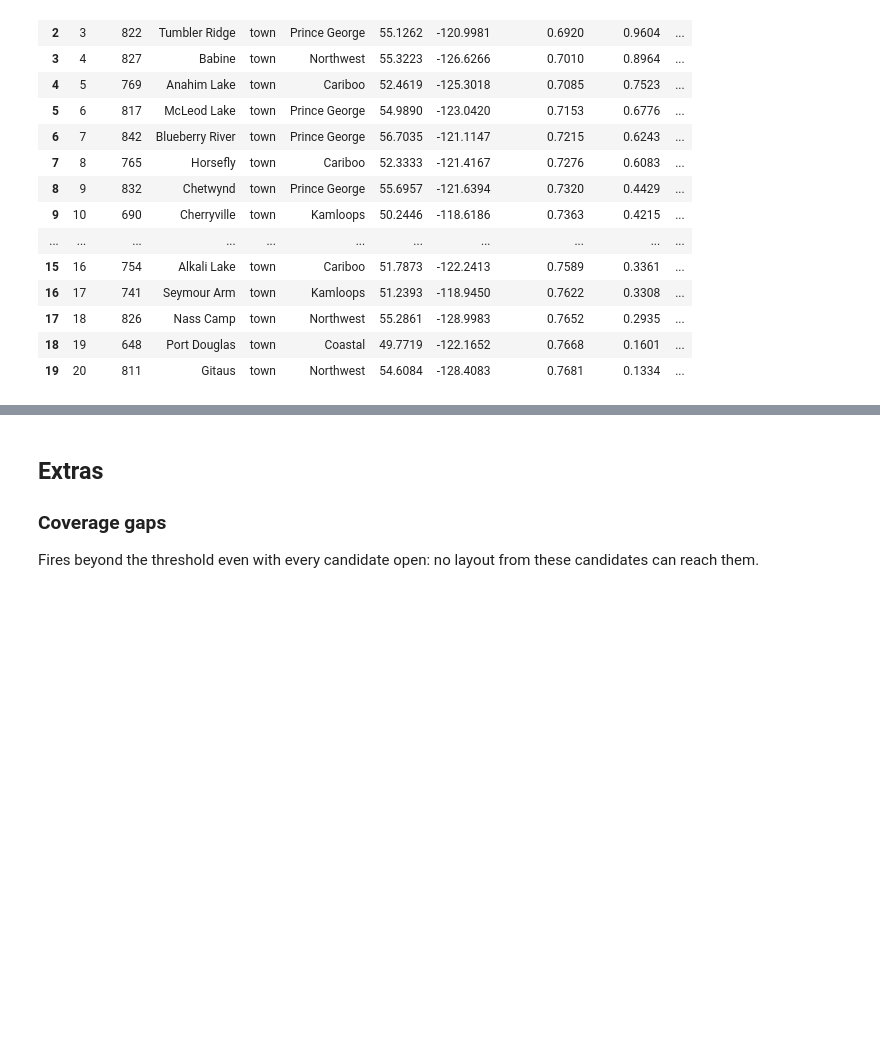
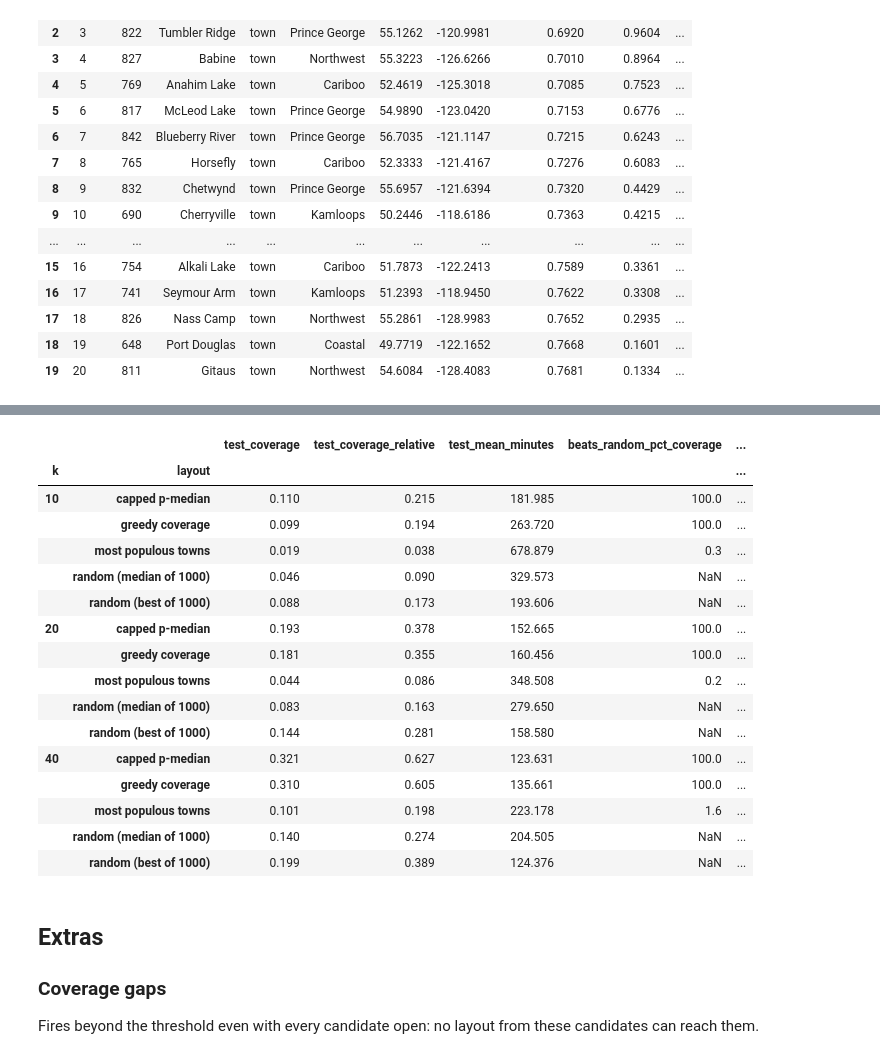
Before and after one commit to ChaitanyaMittal27/ember-command, a Jupyter notebook: notebooks/05_optimize.ipynb, the cells around one changed output, grey strips where cells are left out. Drawn from its saved outputs; the diff is of its cells as text; code cells hidden in the pictures; blank space fills up the shorter version.

```diff
--- a/notebooks/05_optimize.ipynb
+++ b/notebooks/05_optimize.ipynb
@@ -381,7 +397,8 @@ summary["q3"] = {
     "n_halls": len(halls), "halls_train_coverage": halls_train["coverage"], "halls_train_relative": halls_train["coverage_relative"],
     "halls_test_coverage": halls_test["coverage"], "halls_test_relative": halls_test["coverage_relative"],
     "halls_train_mean_min": halls_train["mean_minutes"], "halls_test_mean_min": halls_test["mean_minutes"],
-    "hall_trucks_needed": int(hall_trucks.sum()), "halls_without_covered_fires": int((hall_fires == 0).sum()),
+    "hall_trucks_needed": int(hall_trucks.sum()), "max_trucks_at_a_hall": int(hall_trucks.max()),
+    "halls_by_truck_count": truck_distribution(hall_trucks), "halls_without_covered_fires": int((hall_fires == 0).sum()),
     "k_matching_halls": K_MATCH, "matching_test_coverage": match_test["coverage"],
     "next_n": NEXT_N, "train_coverage_after_next_n": next_run["objective"][-1],
     "test_coverage_after_next_n": float(next_table["test_coverage"].iloc[-1])}
@@ -412,3 +436,49 @@ Adding 20 stations to the halls: train 65.3% -> 76.8%, test 42.4% -> 50.3%
+# %%
+rng = np.random.default_rng(RANDOM_SEED)
+towns = candidates[candidates["kind"] == "town"]
+towns_by_population = towns.sort_values(["population", "cand_id"], ascending=[False, True], na_position="last")["cand_id"].to_numpy()
+rows = []
+for k in BASELINE_KS:
+    random_scores = [st.evaluate(cost_test, w_test, rng.choice(len(candidates), size=k, replace=False), THRESHOLD_MIN)
+                     for _ in range(N_RANDOM_LAYOUTS)]
+    random_relative = np.array([score["coverage_relative"] for score in random_scores])
+    random_minutes = np.array([score["mean_minutes"] for score in random_scores])
+    layouts = {"capped p-median": q1["capped"]["picks"][:k], "greedy coverage": q2_picks[:k],
+               "most populous towns": towns_by_population[:k]}
+    for name, sites in layouts.items():
+        score = st.evaluate(cost_test, w_test, sites, THRESHOLD_MIN)
+        rows.append({"k": k, "layout": name, "test_coverage": score["coverage"],
+                     "test_coverage_relative": score["coverage_relative"], "test_mean_minutes": score["mean_minutes"],
+                     "beats_random_pct_coverage": 100 * float((random_relative < score["coverage_relative"]).mean()),
+                     "beats_random_pct_minutes": 100 * float((random_minutes > score["mean_minutes"]).mean())})
+    rows.append({"k": k, "layout": f"random (median of {N_RANDOM_LAYOUTS})",
+                 "test_coverage": float(np.median(random_relative)) * summary["ceiling_test"],
+                 "test_coverage_relative": float(np.median(random_relative)), "test_mean_minutes": float(np.median(random_minutes))})
+    rows.append({"k": k, "layout": f"random (best of {N_RANDOM_LAYOUTS})",
+                 "test_coverage": float(random_relative.max()) * summary["ceiling_test"],
+                 "test_coverage_relative": float(random_relative.max()), "test_mean_minutes": float(random_minutes.min())})
+baselines = pd.DataFrame(rows)
+display(baselines.set_index(["k", "layout"]).round(3))
+save(baselines, "baselines.csv")
+summary["baselines"] = json.loads(baselines.round(4).to_json(orient="records"))
+# %% [output]
+|  |  | test_coverage | test_coverage_relative | test_mean_minutes | beats_random_pct_coverage | ... |
+| k | layout |  |  |  |  | ... |
+| 10 | capped p-median | 0.110 | 0.215 | 181.985 | 100.0 | ... |
+|  | greedy coverage | 0.099 | 0.194 | 263.720 | 100.0 | ... |
+|  | most populous towns | 0.019 | 0.038 | 678.879 | 0.3 | ... |
+|  | random (median of 1000) | 0.046 | 0.090 | 329.573 | NaN | ... |
+|  | random (best of 1000) | 0.088 | 0.173 | 193.606 | NaN | ... |
+| 20 | capped p-median | 0.193 | 0.378 | 152.665 | 100.0 | ... |
+|  | greedy coverage | 0.181 | 0.355 | 160.456 | 100.0 | ... |
+|  | most populous towns | 0.044 | 0.086 | 348.508 | 0.2 | ... |
+|  | random (median of 1000) | 0.083 | 0.163 | 279.650 | NaN | ... |
+|  | random (best of 1000) | 0.144 | 0.281 | 158.580 | NaN | ... |
+| 40 | capped p-median | 0.321 | 0.627 | 123.631 | 100.0 | ... |
+|  | greedy coverage | 0.310 | 0.605 | 135.661 | 100.0 | ... |
+|  | most populous towns | 0.101 | 0.198 | 223.178 | 1.6 | ... |
+|  | random (median of 1000) | 0.140 | 0.274 | 204.505 | NaN | ... |
+|  | random (best of 1000) | 0.199 | 0.389 | 124.376 | NaN | ... |
 # %% [markdown]
 ## Extras
 ### Coverage gaps
```
Also changed, not shown: parts of 11 cells of this notebook, 2 other files.
